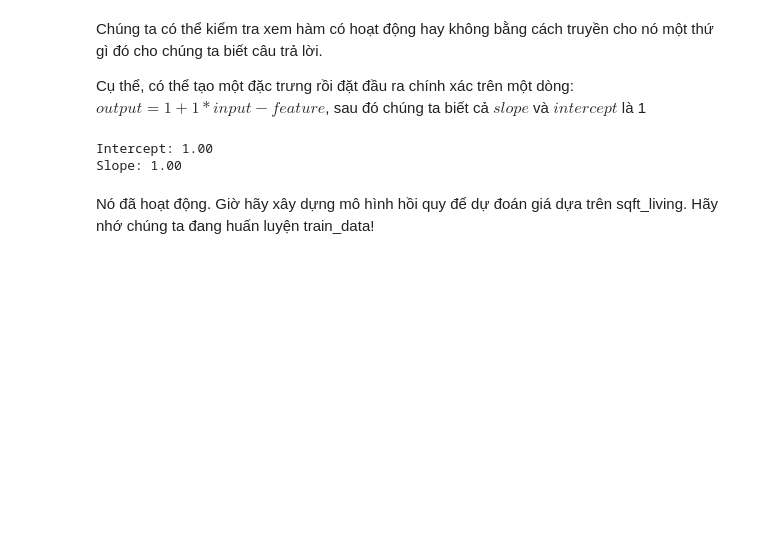
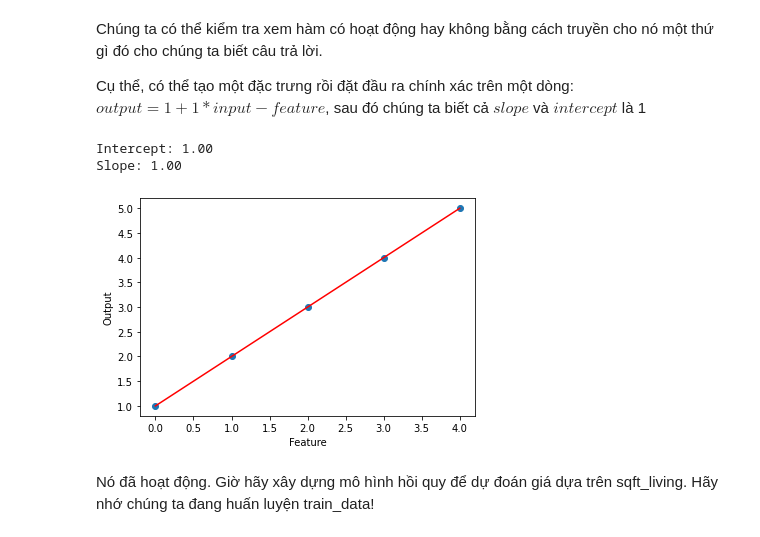
Before and after one commit to aidino/funix, a Jupyter notebook: labs/c2-regression/lab-1.ipynb, the cells around one changed output. Drawn from its saved outputs; the diff is of its cells as text; code cells hidden in the pictures; blank space fills up the shorter version.

```diff
--- a/labs/c2-regression/lab-1.ipynb
+++ b/labs/c2-regression/lab-1.ipynb
@@ -117,6 +119,15 @@ print("Slope: %.2f" % (mock_slope))
 # %% [output]
 Intercept: 1.00
 Slope: 1.00
+# %%
+# Visualize the data with a scatter plot
+plt.scatter(mock_feature, mock_output)
+plt.plot(mock_feature, mock_intercept + mock_slope*mock_feature, 'r-')
+plt.xlabel('Feature')
+plt.ylabel('Output')
+plt.show()
+# %% [output]
+[figure, added]
 # %% [markdown]
 Nó đã hoạt động. Giờ hãy xây dựng mô hình hồi quy để dự đoán giá dựa trên sqft_living. Hãy nhớ chúng ta đang huấn luyện train_data!
 # %%
```
Also changed, not shown: parts of 3 cells of this notebook, 7 other files.
